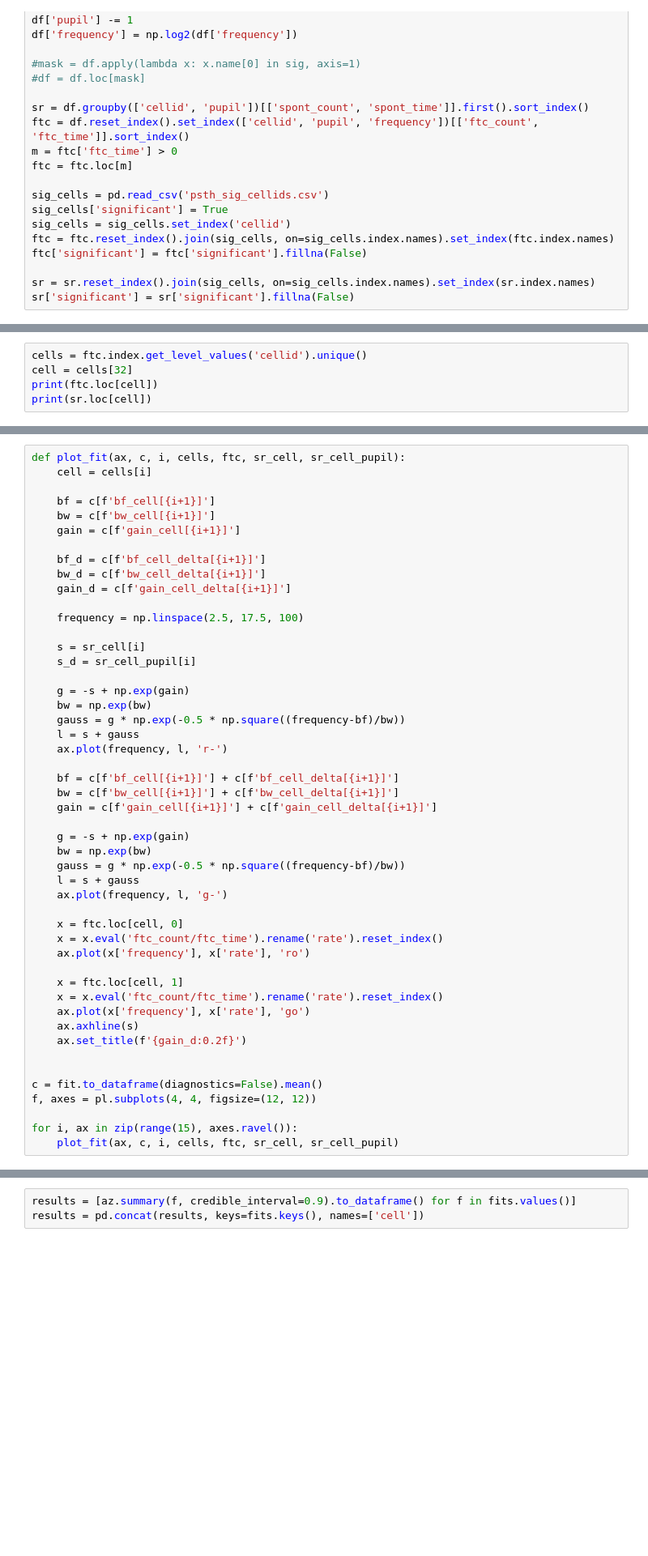
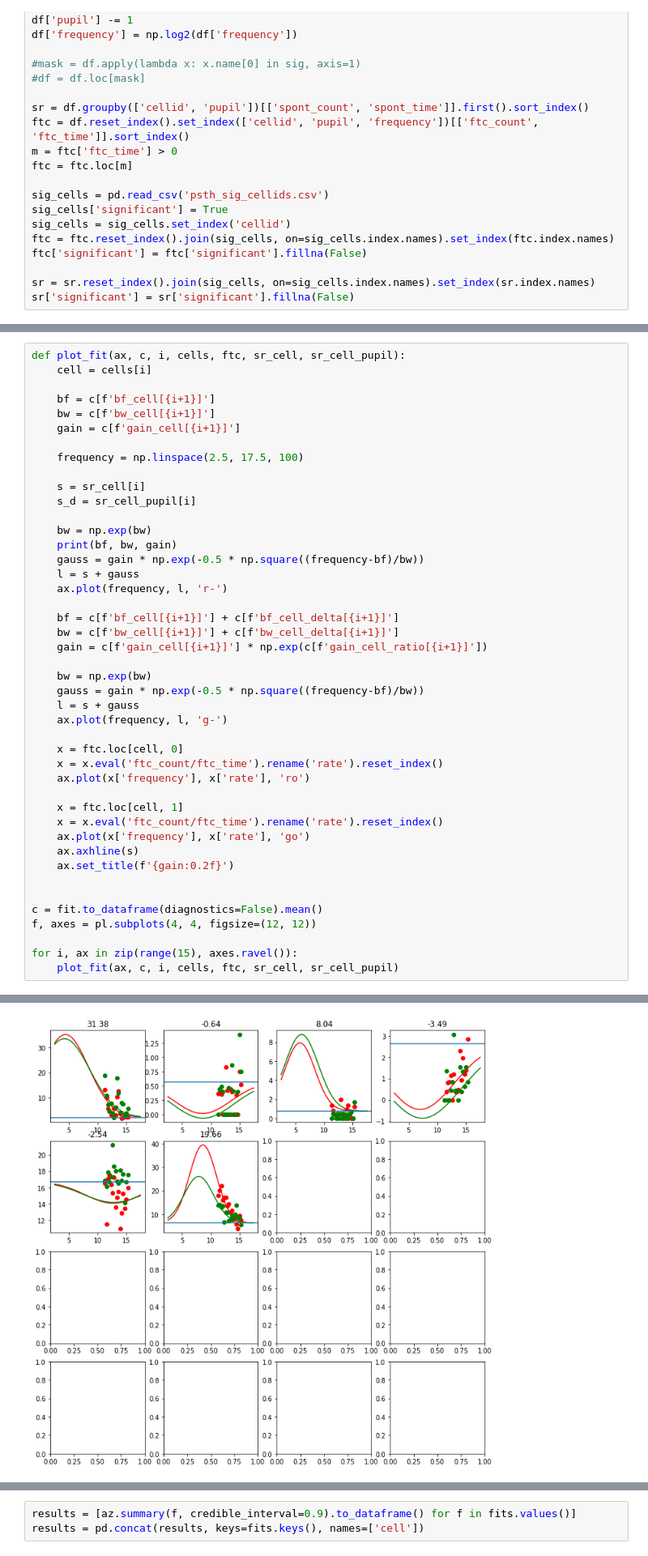
Before and after one commit to bburan/lbhb_pupil_dilation_paper, a Jupyter notebook: FTC V2b.ipynb, the cells around one changed output, grey strips where cells are left out. Shown at 81% size. Drawn from its saved outputs; the diff is of its cells as text; blank space fills up the shorter version.

```diff
--- a/FTC V2b.ipynb
+++ b/FTC V2b.ipynb
@@ -50,5 +31,0 @@ pl.hist(x[x>=0], bins=100, range=(0, 0.2));
-# %%
-cells = ftc.index.get_level_values('cellid').unique()
-cell = cells[32]
-print(ftc.loc[cell])
-print(sr.loc[cell])
@@ -106,28 +91,23 @@ def plot_fit(ax, c, i, cells, ftc, sr_cell, sr_cell_pupil):
     bw = c[f'bw_cell[{i+1}]']
     gain = c[f'gain_cell[{i+1}]']
 
-    bf_d = c[f'bf_cell_delta[{i+1}]']
-    bw_d = c[f'bw_cell_delta[{i+1}]']
-    gain_d = c[f'gain_cell_delta[{i+1}]']
-
     frequency = np.linspace(2.5, 17.5, 100)
 
     s = sr_cell[i]
     s_d = sr_cell_pupil[i]
 
-    g = -s + np.exp(gain)
     bw = np.exp(bw)
-    gauss = g * np.exp(-0.5 * np.square((frequency-bf)/bw))
+    print(bf, bw, gain)
+    gauss = gain * np.exp(-0.5 * np.square((frequency-bf)/bw))
     l = s + gauss
     ax.plot(frequency, l, 'r-')
 
     bf = c[f'bf_cell[{i+1}]'] + c[f'bf_cell_delta[{i+1}]']
     bw = c[f'bw_cell[{i+1}]'] + c[f'bw_cell_delta[{i+1}]']
-    gain = c[f'gain_cell[{i+1}]'] + c[f'gain_cell_delta[{i+1}]']
+    gain = c[f'gain_cell[{i+1}]'] * np.exp(c[f'gain_cell_ratio[{i+1}]'])
 
-    g = -s + np.exp(gain)
     bw = np.exp(bw)
-    gauss = g * np.exp(-0.5 * np.square((frequency-bf)/bw))
+    gauss = gain * np.exp(-0.5 * np.square((frequency-bf)/bw))
     l = s + gauss
     ax.plot(frequency, l, 'g-')
 
@@ -139,7 +119,7 @@ def plot_fit(ax, c, i, cells, ftc, sr_cell, sr_cell_pupil):
     x = x.eval('ftc_count/ftc_time').rename('rate').reset_index()
     ax.plot(x['frequency'], x['rate'], 'go')
     ax.axhline(s)
-    ax.set_title(f'{gain_d:0.2f}')
+    ax.set_title(f'{gain:0.2f}')
 
 
 c = fit.to_dataframe(diagnostics=False).mean()
@@ -147,3 +127,4 @@ f, axes = pl.subplots(4, 4, figsize=(12, 12))
 
 for i, ax in zip(range(15), axes.ravel()):
     plot_fit(ax, c, i, cells, ftc, sr_cell, sr_cell_pupil)
+# %% [output]
@@ -150,3 +138,4 @@ for i, ax in zip(range(15), axes.ravel()):
+[figure, added]
 # %%
 def plot_fit(ax, fit, data):
     bf = fit['bf'].mean()
```
Also changed, not shown: parts of 9 cells of this notebook, 2 other files.
